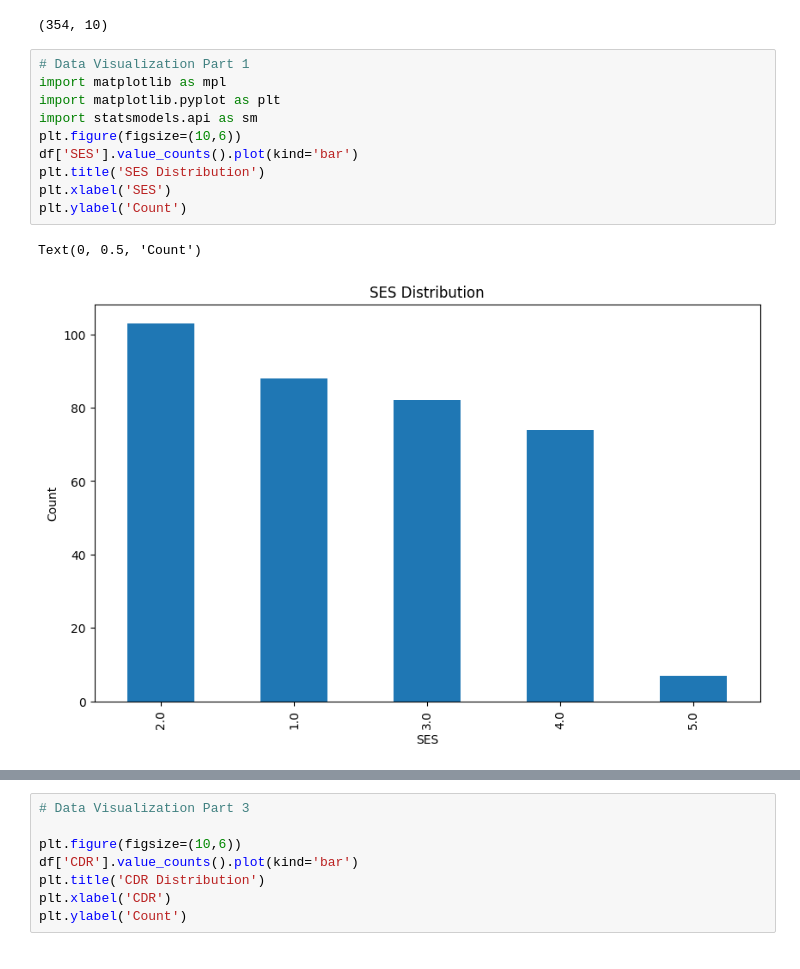
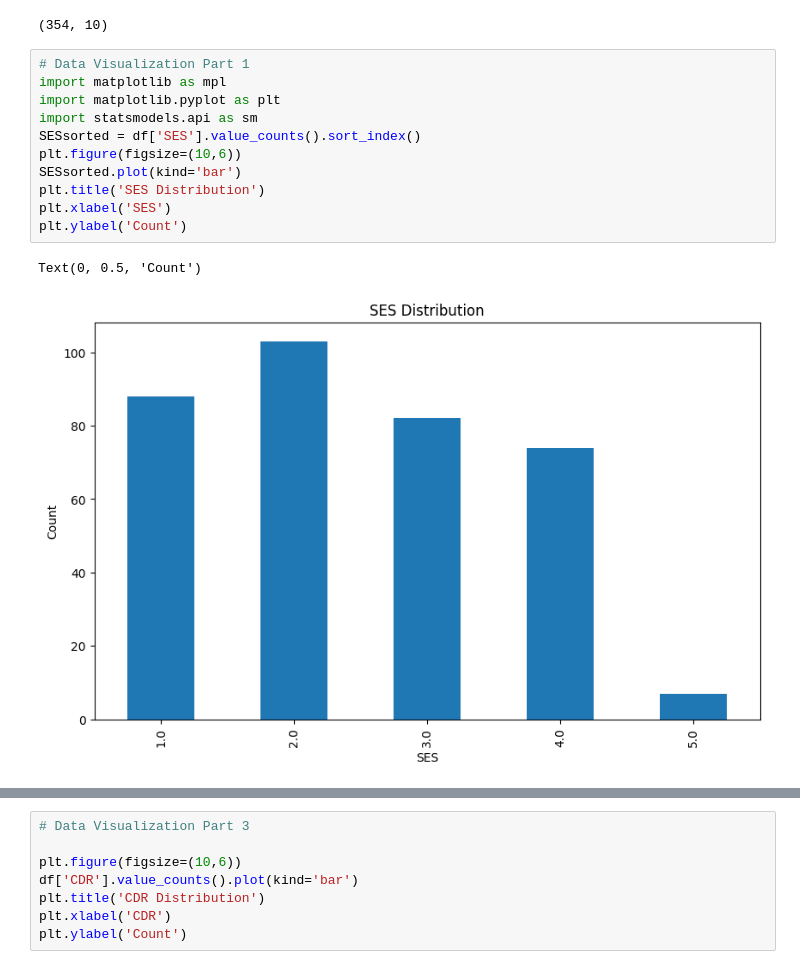
Before and after one commit to andrewresnick1/Alzheimers-STAT4188Project, a Jupyter notebook: finalproj.ipynb, the cells around one changed output, grey strips where cells are left out. Cells and saved outputs as stored; diff of their text form.

```diff
--- a/finalproj.ipynb
+++ b/finalproj.ipynb
@@ -45,16 +45,17 @@ df.shape
 # %%
 # Data Visualization Part 1
 import matplotlib as mpl
 import matplotlib.pyplot as plt
 import statsmodels.api as sm
+SESsorted = df['SES'].value_counts().sort_index()
 plt.figure(figsize=(10,6))
-df['SES'].value_counts().plot(kind='bar')
+SESsorted.plot(kind='bar')
 plt.title('SES Distribution')
 plt.xlabel('SES')
 plt.ylabel('Count')
 # %% [output]
 Text(0, 0.5, 'Count')
-[figure, old version]
+[figure, new version]
 # %%
 # Data Visualization Part 2
 
```
Also changed, not shown: parts of 2 cells of this notebook.
